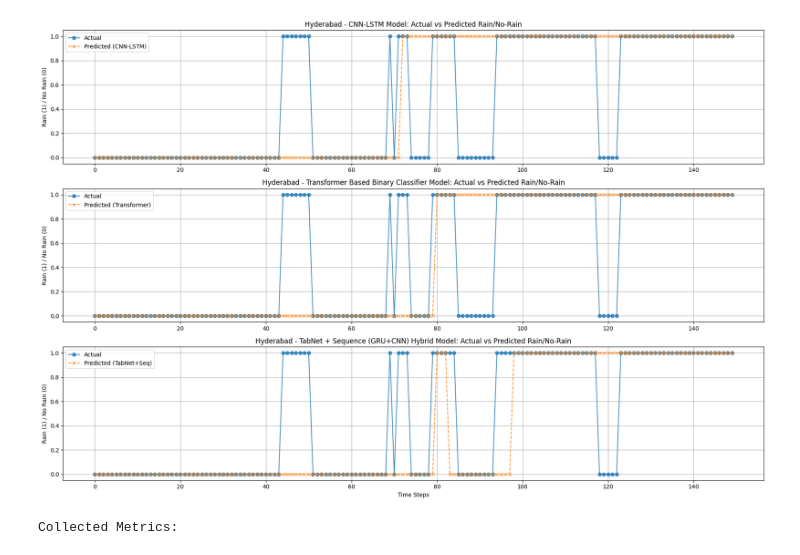
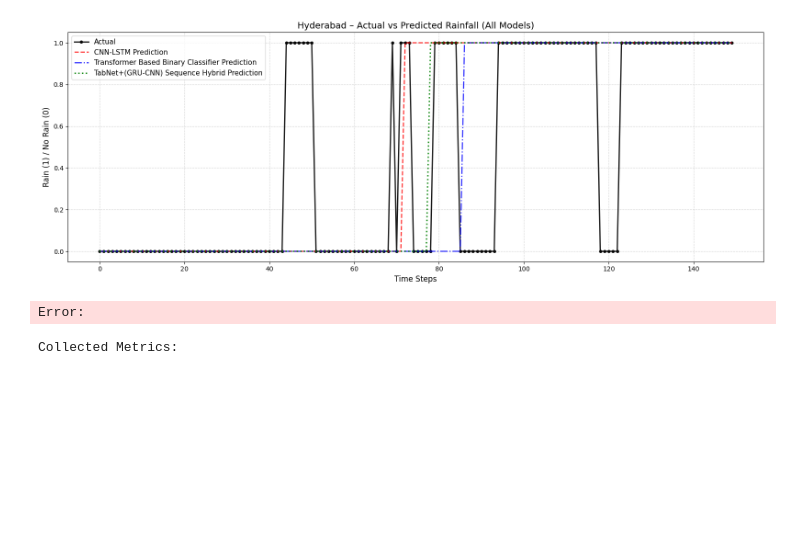
Before and after one commit to priyadarshinirajesh/Rainfall_prediction, a Jupyter notebook: hyderabad.ipynb, the cells around one changed output. Saved outputs shown, nothing was run; the diff lists cells and outputs as text; code cells hidden in the pictures; blank space fills up the shorter version.

```diff
--- a/hyderabad.ipynb
+++ b/hyderabad.ipynb
@@ -455,50 +455,35 @@ Model: "functional_13"
 # %%
 import matplotlib.pyplot as plt
 import numpy as np
 
-# Plot first 150 predictions
+# Number of points to display
 N = 150
 
-plt.figure(figsize=(18, 12))
+plt.figure(figsize=(16, 6))
 
-# ------------------------------
-# 1. CNN-LSTM plot
-# ------------------------------
-plt.subplot(3, 1, 1)
-plt.plot(y_test[:N], 'o-', label="Actual", alpha=0.8)
-plt.plot(y_pred_cnn[:N], 'x--', label="Predicted (CNN-LSTM)", alpha=0.8)
-plt.title("Hyderabad - CNN-LSTM Model: Actual vs Predicted Rain/No-Rain")
-plt.ylabel("Rain (1) / No Rain (0)")
-plt.legend()
-plt.grid(True)
+# Plot Actual
+plt.plot(y_test[:N], 'ko-', label="Actual", linewidth=2, markersize=4, alpha=0.9)
 
-# ------------------------------
-# 2. Transformer plot
-# ------------------------------
-plt.subplot(3, 1, 2)
-plt.plot(y_test[:N], 'o-', label="Actual", alpha=0.8)
-plt.plot(y_pred_tr[:N], 'x--', label="Predicted (Transformer)", alpha=0.8)
-plt.title("Hyderabad - Transformer Based Binary Classifier Model: Actual vs Predicted Rain/No-Rain")
-plt.ylabel("Rain (1) / No Rain (0)")
-plt.legend()
-plt.grid(True)
+# Plot CNN-LSTM Predictions
+plt.plot(y_pred_cnn[:N], 'r--', label="CNN-LSTM Prediction", linewidth=1.8, alpha=0.8)
 
-# ------------------------------
-# 3. TabNet + Sequence Hybrid
-# ------------------------------
-plt.subplot(3, 1, 3)
-plt.plot(y_test[:N], 'o-', label="Actual", alpha=0.8)
-plt.plot(y_pred_tab[:N], 'x--', label="Predicted (TabNet+Seq)", alpha=0.8)
-plt.title("Hyderabad - TabNet + Sequence (GRU+CNN) Hybrid Model: Actual vs Predicted Rain/No-Rain")
-plt.xlabel("Time Steps")
-plt.ylabel("Rain (1) / No Rain (0)")
-plt.legend()
-plt.grid(True)
+# Plot Transformer Predictions
+plt.plot(y_pred_tr[:N], 'b-.', label="Transformer Based Binary Classifier Prediction", linewidth=1.8, alpha=0.8)
 
+# Plot TabNet+Sequence Predictions
+plt.plot(y_pred_tab[:N], 'g:', label="TabNet+(GRU-CNN) Sequence Hybrid Prediction", linewidth=2.2, alpha=0.9)
+
+# Graph formatting
+plt.title("Hyderabad – Actual vs Predicted Rainfall (All Models)", fontsize=14)
+plt.xlabel("Time Steps", fontsize=12)
+plt.ylabel("Rain (1) / No Rain (0)", fontsize=12)
+plt.grid(True, linestyle='--', alpha=0.5)
+plt.legend(fontsize=11)
 plt.tight_layout()
 plt.show()
 # %% [output]
-[figure, old version]
+[figure, new version]
+Error:
 # %%
 # --------------------------
 # COLLECT METRICS FOR MODELS
```
Also changed, not shown: parts of 1 cell of this notebook, 1 other file.
